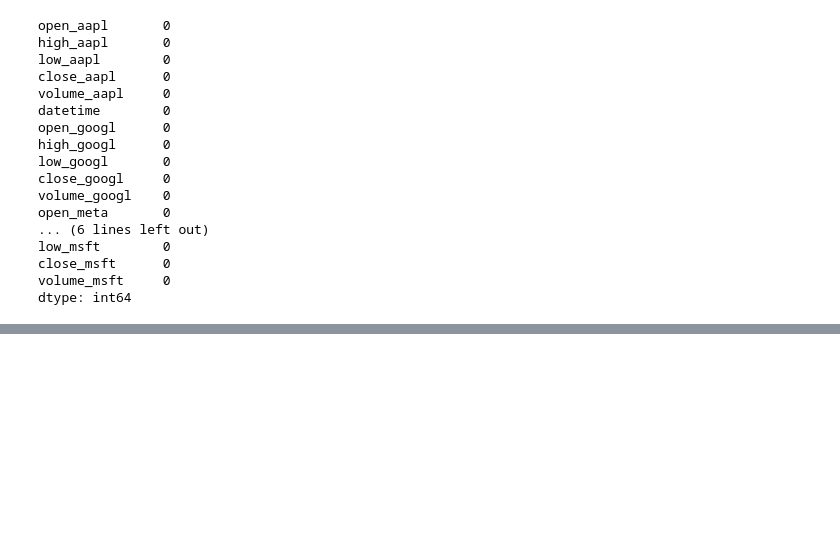
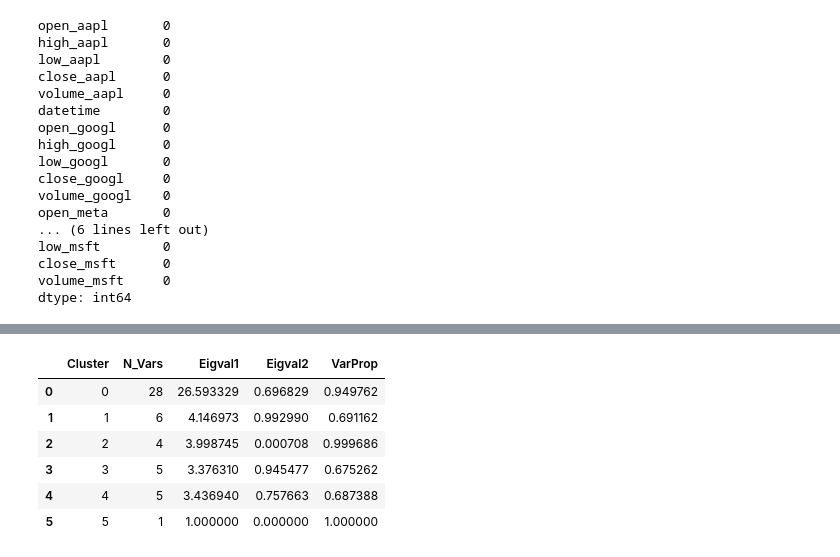
Before and after one commit to fmedrano2019/TraderJoes, a Jupyter notebook: TDAmeritrade-data-extraction.ipynb, the cells around one changed output, grey strips where cells are left out. Cells and saved outputs as stored; diff of their text form; code cells hidden in the pictures; blank space fills up the shorter version.

```diff
--- a/TDAmeritrade-data-extraction.ipynb
+++ b/TDAmeritrade-data-extraction.ipynb
@@ -243,0 +249,19 @@ df.to_csv("data/" + filename, index=False)
+# %%
+# Use Varclushi for feature importance and reduction
+
+#Drop row number columns and close_aapl price for feature correlation
+feature_data = data.drop(columns='close_aapl')
+feature_data = data.drop(columns='row_number')
+feature_data = data.drop(columns='datetime')
+
+data_vc = VarClusHi(feature_data, maxeigval2 = 1, maxclus = None)
+data_vc.varclus()
+data_vc.info
+# %% [output]
+|  | Cluster | N_Vars | Eigval1 | Eigval2 | VarProp |
+| 0 | 0 | 28 | 26.593329 | 0.696829 | 0.949762 |
+| 1 | 1 | 6 | 4.146973 | 0.992990 | 0.691162 |
+| 2 | 2 | 4 | 3.998745 | 0.000708 | 0.999686 |
+| 3 | 3 | 5 | 3.376310 | 0.945477 | 0.675262 |
+| 4 | 4 | 5 | 3.436940 | 0.757663 | 0.687388 |
+| 5 | 5 | 1 | 1.000000 | 0.000000 | 1.000000 |
```
Also changed, not shown: parts of 13 cells of this notebook, 1 other file.
